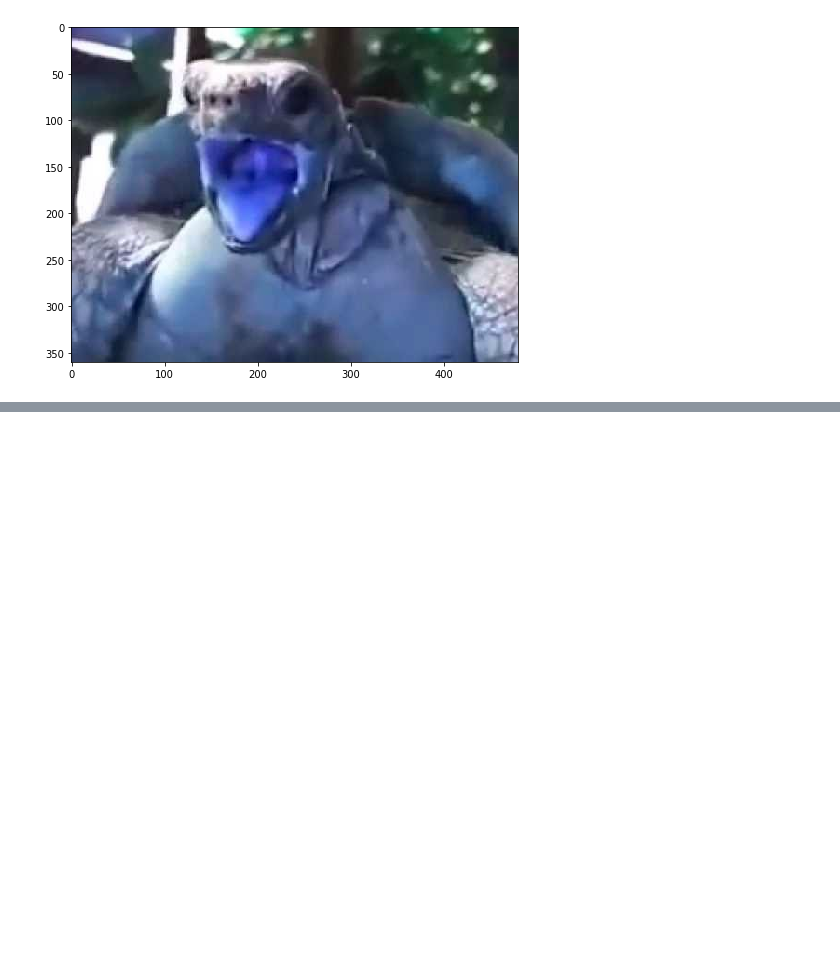
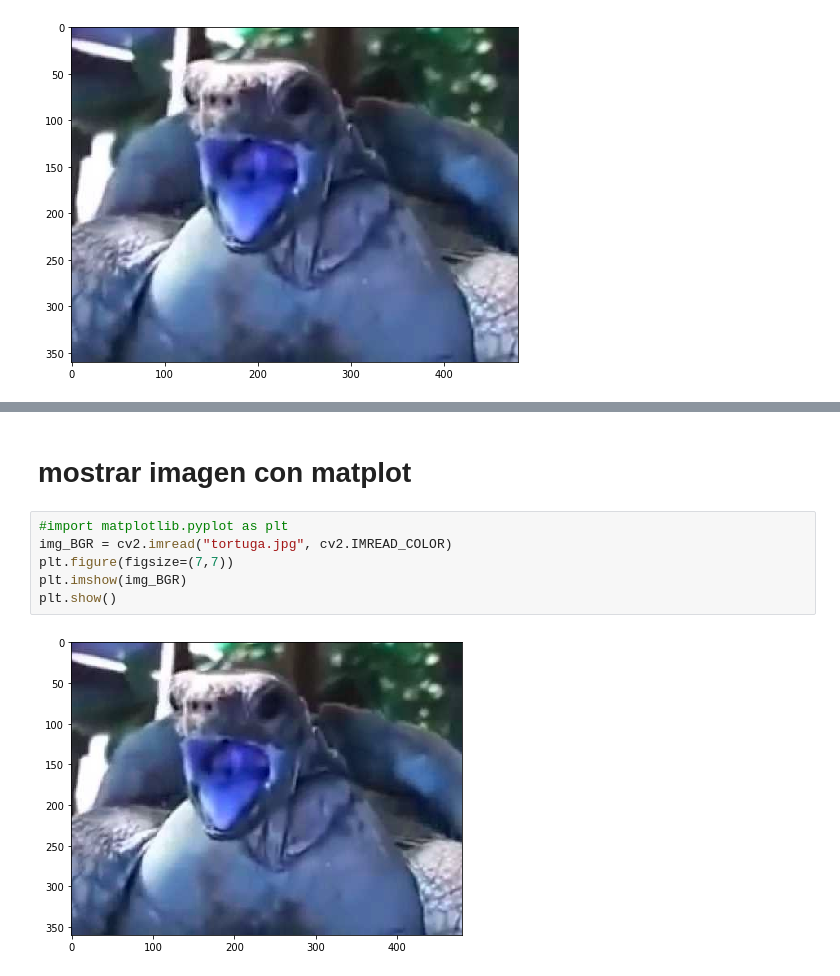
Before and after one commit to gabrielmercado90/PDI1, a Jupyter notebook: tortuga.ipynb, the cells around one changed output, grey strips where cells are left out. Saved outputs shown, nothing was run; the diff lists cells and outputs as text; blank space fills up the shorter version.

```diff
--- a/tortuga.ipynb
+++ b/tortuga.ipynb
@@ -45,0 +80,10 @@ plt.show()
+# %% [markdown]
+# mostrar imagen con matplot
+# %%
+#import matplotlib.pyplot as plt
+img_BGR = cv2.imread("tortuga.jpg", cv2.IMREAD_COLOR)
+plt.figure(figsize=(7,7))
+plt.imshow(img_BGR)
+plt.show()
+# %% [output]
+[figure, added]
```
Also changed, not shown: parts of 18 cells of this notebook.
